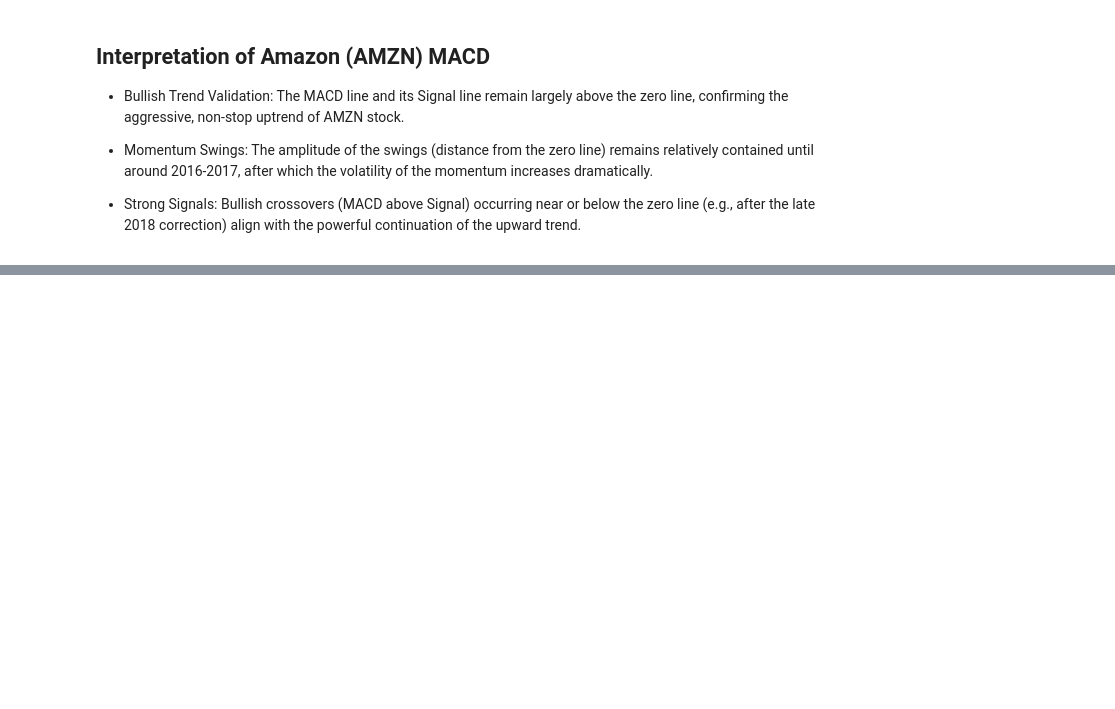
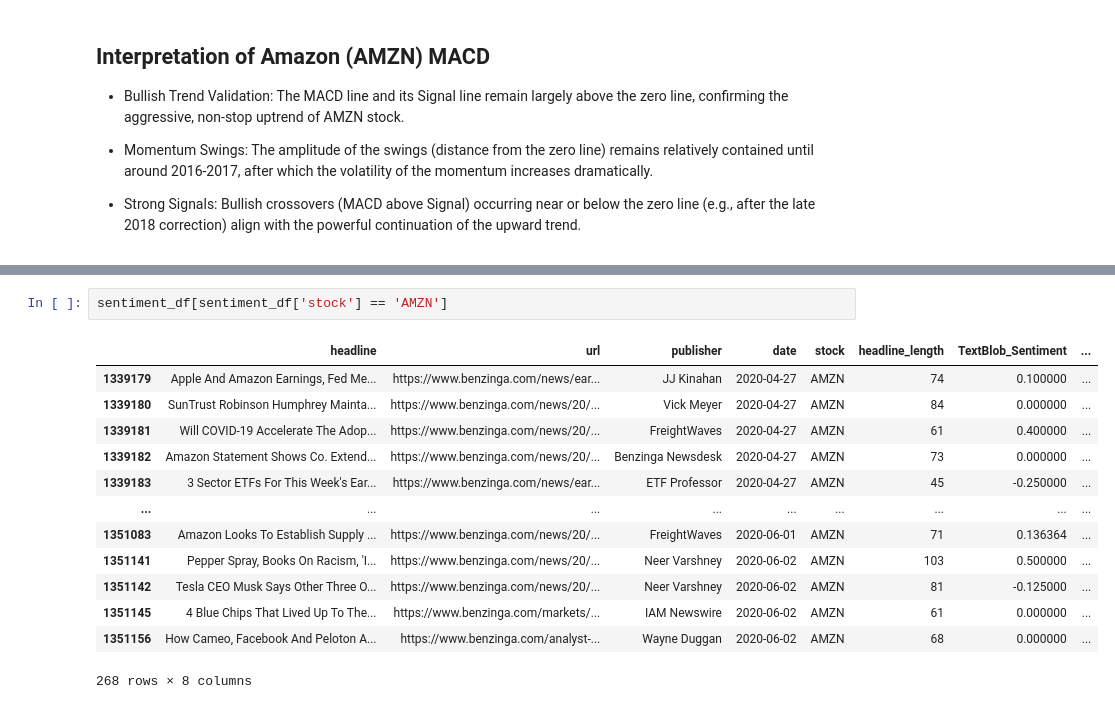
Before and after one commit to birhanu-ma/Financial-Data-Analysis, a Jupyter notebook: notebooks/AMZN.ipynb, the cells around one changed output, grey strips where cells are left out. Cells and saved outputs as stored; diff of their text form; blank space fills up the shorter version.

```diff
--- a/notebooks/AMZN.ipynb
+++ b/notebooks/AMZN.ipynb
@@ -253,0 +354,16 @@ stock.plot_macd()
+# %%
+sentiment_df[sentiment_df['stock'] == 'AMZN']
+# %% [output]
+|  | headline | url | publisher | date | stock | headline_length | TextBlob_Sentiment | ... |
+| 1339179 | Apple And Amazon Earnings, Fed Me... | https://www.benzinga.com/news/ear... | JJ Kinahan | 2020-04-27 | AMZN | 74 | 0.100000 | ... |
+| 1339180 | SunTrust Robinson Humphrey Mainta... | https://www.benzinga.com/news/20/... | Vick Meyer | 2020-04-27 | AMZN | 84 | 0.000000 | ... |
+| 1339181 | Will COVID-19 Accelerate The Adop... | https://www.benzinga.com/news/20/... | FreightWaves | 2020-04-27 | AMZN | 61 | 0.400000 | ... |
+| 1339182 | Amazon Statement Shows Co. Extend... | https://www.benzinga.com/news/20/... | Benzinga Newsdesk | 2020-04-27 | AMZN | 73 | 0.000000 | ... |
+| 1339183 | 3 Sector ETFs For This Week's Ear... | https://www.benzinga.com/news/ear... | ETF Professor | 2020-04-27 | AMZN | 45 | -0.250000 | ... |
+| ... | ... | ... | ... | ... | ... | ... | ... | ... |
+| 1351083 | Amazon Looks To Establish Supply ... | https://www.benzinga.com/news/20/... | FreightWaves | 2020-06-01 | AMZN | 71 | 0.136364 | ... |
+| 1351141 | Pepper Spray, Books On Racism, 'I... | https://www.benzinga.com/news/20/... | Neer Varshney | 2020-06-02 | AMZN | 103 | 0.500000 | ... |
+| 1351142 | Tesla CEO Musk Says Other Three O... | https://www.benzinga.com/news/20/... | Neer Varshney | 2020-06-02 | AMZN | 81 | -0.125000 | ... |
+| 1351145 | 4 Blue Chips That Lived Up To The... | https://www.benzinga.com/markets/... | IAM Newswire | 2020-06-02 | AMZN | 61 | 0.000000 | ... |
+| 1351156 | How Cameo, Facebook And Peloton A... | https://www.benzinga.com/analyst-... | Wayne Duggan | 2020-06-02 | AMZN | 68 | 0.000000 | ... |
+268 rows × 8 columns
```
Also changed, not shown: parts of 16 cells of this notebook, 3 other files.
